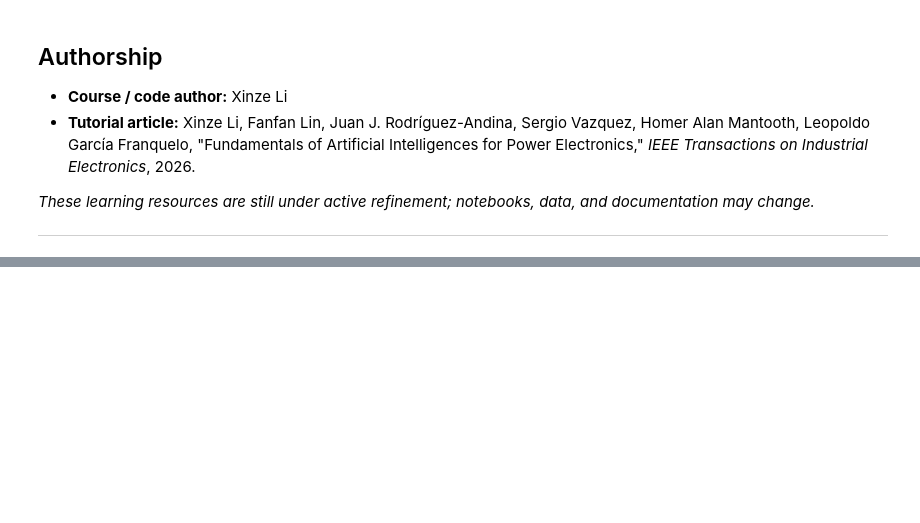
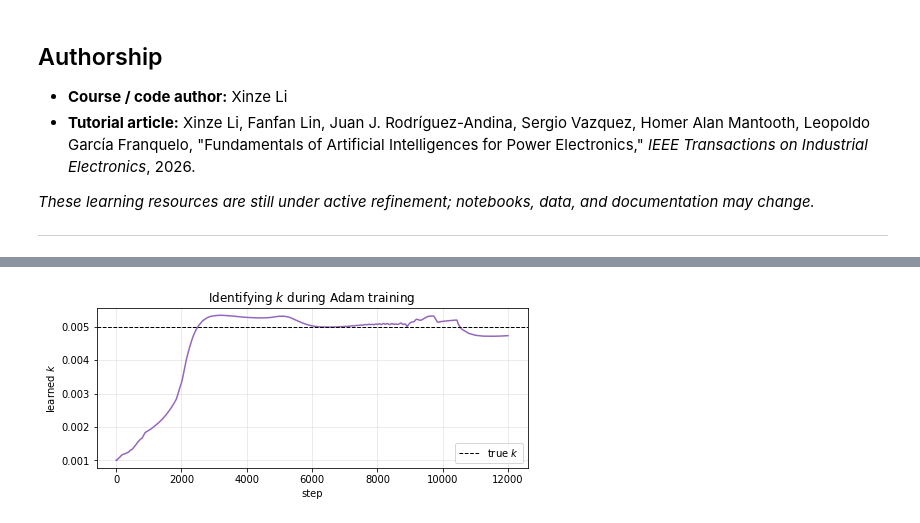
Before and after one commit to XinzeLee/Fundamentals_of_AI_for_PE, a Jupyter notebook: 5_PIML/PINN/pinn_ode.ipynb, the cells around one changed output, grey strips where cells are left out. Cells and saved outputs as stored; diff of their text form; code cells hidden in the pictures; blank space fills up the shorter version.

```diff
--- a/5_PIML/PINN/pinn_ode.ipynb
+++ b/5_PIML/PINN/pinn_ode.ipynb
@@ -394,0 +428,99 @@ Learned R: 0.005115777254104614
+# %%
+class CoolingPINNLearnK(CoolingPINN):
+    def __init__(self, *args, log_k_init: float = None, **kwargs):
+        super().__init__(*args, **kwargs)
+        if log_k_init is None:
+            log_k_init = float(np.log(R_true))
+        self.log_k = nn.Parameter(torch.tensor(log_k_init, dtype=torch.float32))
+
+    @property
+    def k(self):
+        return torch.exp(self.log_k)
+
+
+T_COLL = fixed_collocation_times(N_COLL, t_min, t_max, device)
+T_IC = fixed_ic_times(N_IC, device)
+
+model_joint = CoolingPINNLearnK(
+    Tenv, T0, t_min, t_max, hidden=64, layers=4, log_k_init=float(np.log(0.001))
+).to(device)
+
+W_PDE_J, W_IC_J, W_DATA_J = 1.0, 1.0, 1.0
+
+
+def train_adam_joint(model: CoolingPINNLearnK, steps: int = 12000, lr: float = 1e-3):
+    opt = torch.optim.Adam(model.parameters(), lr=lr)
+    sched = torch.optim.lr_scheduler.ReduceLROnPlateau(
+        opt, mode="min", factor=0.5, patience=600, min_lr=1e-6
+    )
+    hist = {"tot": [], "pde": [], "ic": [], "data": []}
+    k_hist = []
+
+    T0_t = torch.tensor([[T0]], device=device, dtype=torch.float32)
+
+    for step in range(steps):
+        model.train()
+        opt.zero_grad(set_to_none=True)
+
+        k = model.k
+        t = T_COLL.clone().requires_grad_(True)
+        T = model(t)
+        dT = grad(T, t)[0]
+        r = k * (Tenv - T) - dT
+        loss_pde = torch.mean(r**2)
+
+        loss_ic = torch.mean((model(T_IC) - T0_t) ** 2)
+        loss_data = torch.mean((model(X_train_t) - y_train_t) ** 2)
+
+        loss = W_PDE_J * loss_pde + W_IC_J * loss_ic + W_DATA_J * loss_data
+        loss.backward()
+        torch.nn.utils.clip_grad_norm_(model.parameters(), max_norm=1.0)
+        opt.step()
+        sched.step(loss.detach())
+
+        hist["tot"].append(loss.item())
+        hist["pde"].append(loss_pde.item())
+        hist["ic"].append(loss_ic.item())
+        hist["data"].append(loss_data.item())
+        k_hist.append(float(k.item()))
+
+        if step % 600 == 0:
+            print(
+                f"adam {step:5d} | L={loss.item():.3e} | k={k.item():.6f} (true {R_true})"
+            )
+    return hist, k_hist
+
+
+hist_j, k_hist = train_adam_joint(model_joint, steps=12000, lr=1e-3)
+print("learned k:", float(model_joint.k.item()), "true:", R_true)
+
+fig, ax = plt.subplots(1, 1, figsize=(7, 3.2))
+ax.plot(k_hist, color="tab:purple")
+ax.axhline(R_true, color="k", ls="--", lw=1, label="true $k$")
+ax.set_xlabel("step")
+ax.set_ylabel("learned $k$")
+ax.legend()
+ax.grid(True, alpha=0.3)
+plt.title("Identifying $k$ during Adam training")
+plt.tight_layout()
+plt.show()
+
+model_joint.eval()
+with torch.no_grad():
+    t_plot = torch.linspace(t_min, t_max, 1000, device=device).reshape(-1, 1)
+    pred_j = model_joint(t_plot).detach().cpu().numpy().ravel()
+
+print("PINN (learn k) | rel L2 vs analytical:", rel_l2(pred_j, temps_true))
+
+plt.figure(figsize=(8, 4.5))
+plt.plot(times, temps_true, label="Analytical", color="tab:blue", linewidth=2)
+plt.plot(t_obs, T_obs, "o", label="Observations", color="tab:orange", markersize=7)
+plt.plot(times, pred_j, "--", label="PINN (learned $k$)", color="tab:purple", linewidth=2)
+plt.legend()
+plt.grid(True, alpha=0.3)
+plt.xlabel("Time (s)")
+plt.ylabel("Temperature (°C)")
+plt.title("Joint estimation: trajectory + cooling rate")
+plt.tight_layout()
+plt.show()
+# %% [output]
@@ -394,0 +544 @@ Learned R: 0.005115777254104614
+[figure, added]
```
Also changed, not shown: parts of 17 cells of this notebook, 42 other files.
